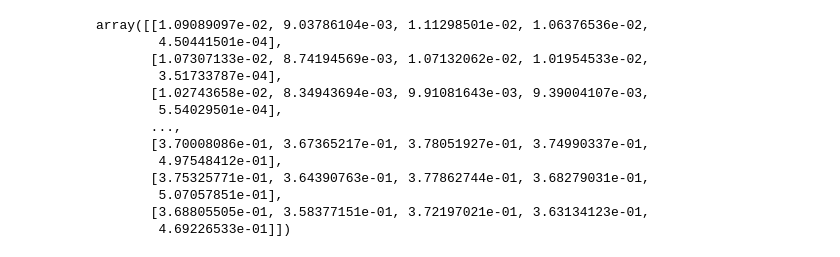
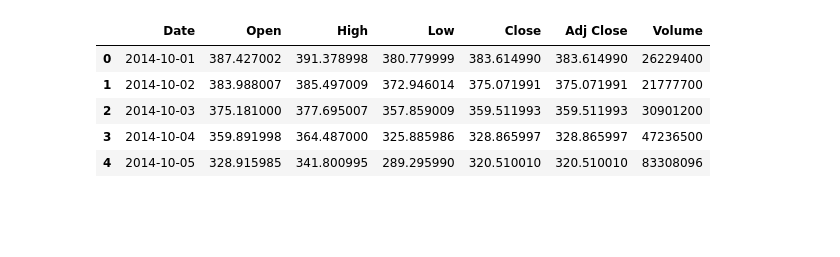
Before and after one commit to Quebec-Eric/4Periodo, a Jupyter notebook: IA/Artigo/Artigo.ipynb, the cells around one changed output. Cells and saved outputs as stored; diff of their text form; code cells hidden in the pictures; blank space fills up the shorter version.

```diff
--- a/IA/Artigo/Artigo.ipynb
+++ b/IA/Artigo/Artigo.ipynb
@@ -125,19 +0,0 @@ training_data.head()
-# %%
-from sklearn.preprocessing import MinMaxScaler
-scaler = MinMaxScaler()
-training_data = scaler.fit_transform(training_data)
-training_data
-# %% [output]
-array([[1.09089097e-02, 9.03786104e-03, 1.11298501e-02, 1.06376536e-02,
-        4.50441501e-04],
-       [1.07307133e-02, 8.74194569e-03, 1.07132062e-02, 1.01954533e-02,
-        3.51733787e-04],
-       [1.02743658e-02, 8.34943694e-03, 9.91081643e-03, 9.39004107e-03,
-        5.54029501e-04],
-       ...,
-       [3.70008086e-01, 3.67365217e-01, 3.78051927e-01, 3.74990337e-01,
-        4.97548412e-01],
-       [3.75325771e-01, 3.64390763e-01, 3.77862744e-01, 3.68279031e-01,
-        5.07057851e-01],
-       [3.68805505e-01, 3.58377151e-01, 3.72197021e-01, 3.63134123e-01,
-        4.69226533e-01]])
@@ -143,0 +13,10 @@ array([[1.09089097e-02, 9.03786104e-03, 1.11298501e-02, 1.06376536e-02,
+# %%
+df = pd.read_csv("BTC-USD.csv")
+df.head()
+# %% [output]
+|  | Date | Open | High | Low | Close | Adj Close | Volume |
+| 0 | 2014-10-01 | 387.427002 | 391.378998 | 380.779999 | 383.614990 | 383.614990 | 26229400 |
+| 1 | 2014-10-02 | 383.988007 | 385.497009 | 372.946014 | 375.071991 | 375.071991 | 21777700 |
+| 2 | 2014-10-03 | 375.181000 | 377.695007 | 357.859009 | 359.511993 | 359.511993 | 30901200 |
+| 3 | 2014-10-04 | 359.891998 | 364.487000 | 325.885986 | 328.865997 | 328.865997 | 47236500 |
+| 4 | 2014-10-05 | 328.915985 | 341.800995 | 289.295990 | 320.510010 | 320.510010 | 83308096 |
```
Also changed, not shown: parts of 41 cells of this notebook, 2 other files.
